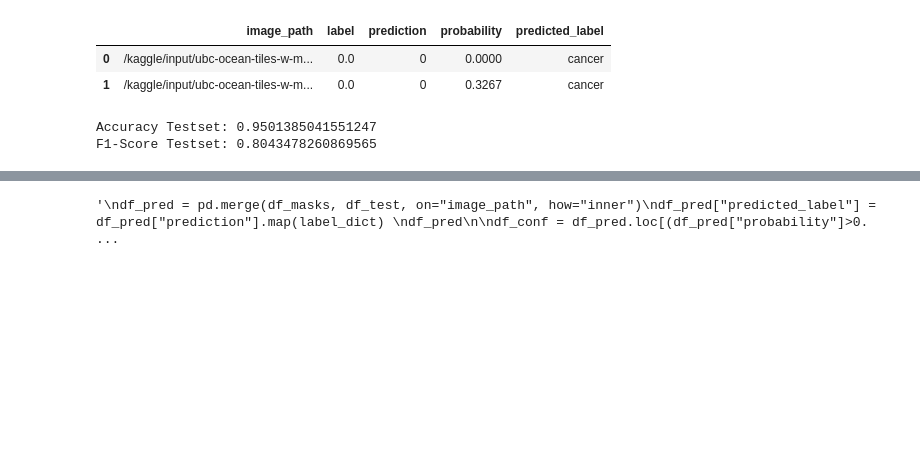
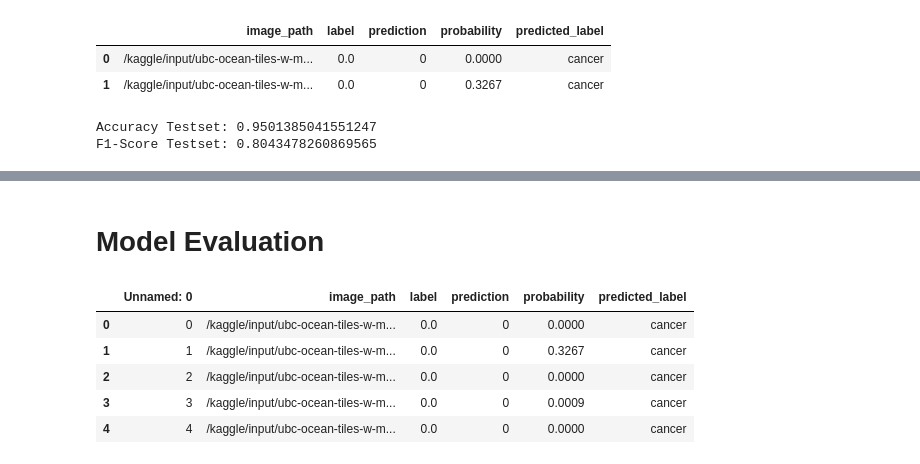
Before and after one commit to Niggl0n/UBC_Cancer_Classification, a Jupyter notebook: ubc-label-tiles-full-dataset.ipynb, the cells around one changed output, grey strips where cells are left out. Drawn from its saved outputs; the diff is of its cells as text; code cells hidden in the pictures; blank space fills up the shorter version.

```diff
--- a/ubc-label-tiles-full-dataset.ipynb
+++ b/ubc-label-tiles-full-dataset.ipynb
@@ -364,14 +361,0 @@ df_tiles_all.to_csv("tiles_025x_full_pseudo_labels.csv")
-# %%
-"""
-df_pred = pd.merge(df_masks, df_test, on="image_path", how="inner")
-df_pred["predicted_label"] = df_pred["prediction"].map(label_dict)
-df_pred
-
-df_conf = df_pred.loc[(df_pred["probability"]>0.8) | (df_pred["probability"]<0.2)]
-df_conf.shape
-
-metrics(df_pred)
-metrics(df_conf)
-"""
-# %% [output]
-'\ndf_pred = pd.merge(df_masks, df_test, on="image_path", how="inner")\ndf_pred["predicted_label"] = df_pred["prediction"].map(label_dict) \ndf_pred\n\ndf_conf = df_pred.loc[(df_pred["probability"]>0. ...
@@ -378,3 +365,5 @@ metrics(df_conf)
+# %% [markdown]
+# Model Evaluation
 # %%
 def evaluate_dual_thresholds(y_true, y_probs):
     thresholds = np.arange(0.0, 1.01, 0.05)
@@ -407,4 +396,14 @@ def evaluate_dual_thresholds(y_true, y_probs):
     plt.title('Evaluation of Different Threshold Pairs')
     plt.legend()
     plt.show()
+# %%
+df_v1 = pd.read_csv("/kaggle/input/df-test-binary-v1/df_test_025x_predictions.csv")
+df_v1.head()
+# %% [output]
+|  | Unnamed: 0 | image_path | label | prediction | probability | predicted_label |
+| 0 | 0 | /kaggle/input/ubc-ocean-tiles-w-m... | 0.0 | 0 | 0.0000 | cancer |
+| 1 | 1 | /kaggle/input/ubc-ocean-tiles-w-m... | 0.0 | 0 | 0.3267 | cancer |
+| 2 | 2 | /kaggle/input/ubc-ocean-tiles-w-m... | 0.0 | 0 | 0.0000 | cancer |
+| 3 | 3 | /kaggle/input/ubc-ocean-tiles-w-m... | 0.0 | 0 | 0.0009 | cancer |
+| 4 | 4 | /kaggle/input/ubc-ocean-tiles-w-m... | 0.0 | 0 | 0.0000 | cancer |
 # %%
```
Also changed, not shown: parts of 10 cells of this notebook.
